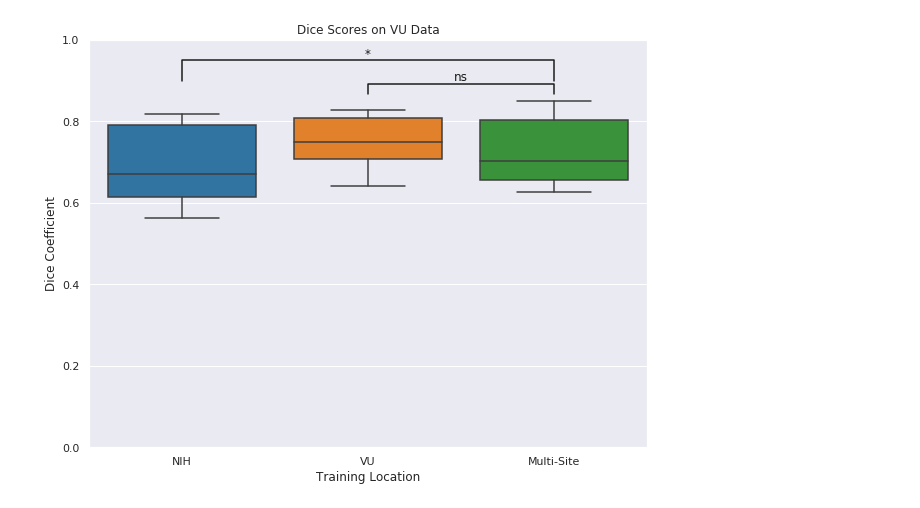
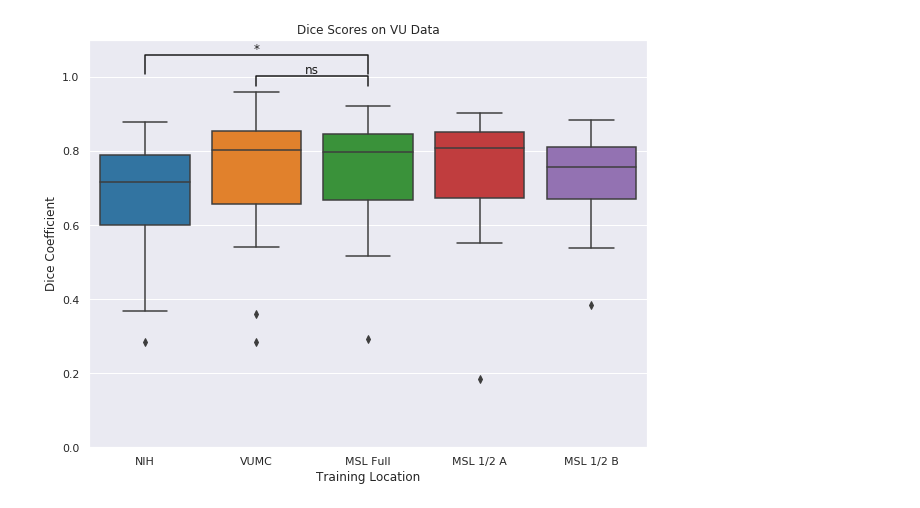
Before and after one commit to MASILab/tbi_ct_lesion_segmentation, a Jupyter notebook: stats/statistical_tests.ipynb, the cells around one changed output. Cells and saved outputs as stored; diff of their text form; code cells hidden in the pictures.

Commit message:
alterations to training curve generation

```diff
--- a/stats/statistical_tests.ipynb
+++ b/stats/statistical_tests.ipynb
@@ -34,18 +166,19 @@ result_files
 # %%
-'''
-nih_results = [x[0] for x in result_files if "nih_weights" in x[0]][0]
-vu_results = [x[0] for x in result_files if "vu_weights" in x[0]][0]
-multi_results = [x[0] for x in result_files if "multi_weights" in x[0]][0]
-'''
-nih_results = [x[0] for x in result_files if "cdc_skullstrip_only" in x[0]][0]
-vu_results = [x[0] for x in result_files if "vu" in x[0]][0]
-multi_results = [x[0] for x in result_files if "interleave_cdc" in x[0]][0]
+nih_results = [x for x in result_files[0] if "nih_ssl" in x][0]
+vu_results = [x for x in result_files[0] if "vu_ssl" in x][0]
+msl_full_results = [x for x in result_files[0] if "msl_full" in x][0]
+msl_half_results = [x for x in result_files[0] if "msl_half" in x][0]
+msl_other_half_results = [x for x in result_files[0] if "msl_other_half" in x][0]
 # %%
 nih_df = pd.read_csv(nih_results)
 vu_df = pd.read_csv(vu_results)
-multi_df = pd.read_csv(multi_results)
+msl_full_df = pd.read_csv(msl_full_results)
+msl_half_df = pd.read_csv(msl_half_results)
+msl_other_half_df = pd.read_csv(msl_other_half_results)
 # %%
 weight_site="Training Location"
 nih_df = nih_df.assign(weight_site="NIH")
-vu_df = vu_df.assign(weight_site="VU")
-multi_df = multi_df.assign(weight_site='Multi-Site')
+vu_df = vu_df.assign(weight_site="VUMC")
+msl_full_df = msl_full_df.assign(weight_site='MSL Full')
+msl_half_df = msl_half_df.assign(weight_site='MSL 1/2 A')
+msl_other_half_df = msl_other_half_df.assign(weight_site='MSL 1/2 B')
@@ -54,3 +185,6 @@ merged = pd.concat([nih_df, vu_df, multi_df], keys=['NIH', 'VU', 'Multi-Site'])
+# %%
+merged = pd.concat([nih_df, vu_df, msl_full_df, msl_half_df, msl_other_half_df],
+                   keys=['NIH', 'VUMC', 'MSL Full', 'MSL 1/2 A', 'MSL 1/2 B'])
 # %%
 merged.columns = ['filename', 'Dice Coefficient', 'thresholded volume(mm)',
        'thresholded volume ground truth(mm)',
@@ -82,25 +217,25 @@ merged
 # %%
 sns.set(rc={'figure.figsize':(10,7.5)})
 
 ax = sns.boxplot(x="Training Location", y="Dice Coefficient", data=merged, palette="tab10", saturation=0.75
                 #).set_title("Dice Scores on NIH Data"
                 ).set_title("Dice Scores on VU Data"
                 )
 fig = ax.get_figure()
-plt.ylim(0, 1)
+plt.ylim(0, 1.10)
 
 
 x1, x2 = 0, 2   # columns 'nih' and 'multi' (first column: 0, see plt.xticks())
 y, h, col = merged['Dice Coefficient'].max() + 0.05, 0.05, 'k'
 plt.plot([x1, x1, x2, x2], [y, y+h, y+h, y], lw=1.5, c=col)
 plt.text((x1+x2)*.5, y+h, "*", ha='center', va='bottom', color=col)
 
 x1, x2 = 1, 2   # columns 'nih' and 'multi' (first column: 0, see plt.xticks())
 y, h, col = merged['Dice Coefficient'].max() + 0.0175, 0.025, 'k'
 plt.plot([x1, x1, x2, x2], [y, y+h, y+h, y], lw=1.5, c=col)
 plt.text((x1+x2)*.5, y+h, "ns", ha='center', va='bottom', color=col)
 
 fig.savefig("vu_data_boxplot.png")
 #fig.savefig("nih_data_boxplot.png")
 # %% [output]
-[figure, old version]
+[figure, new version]
```
Also changed, not shown: parts of 20 cells of this notebook, 13 other files.
